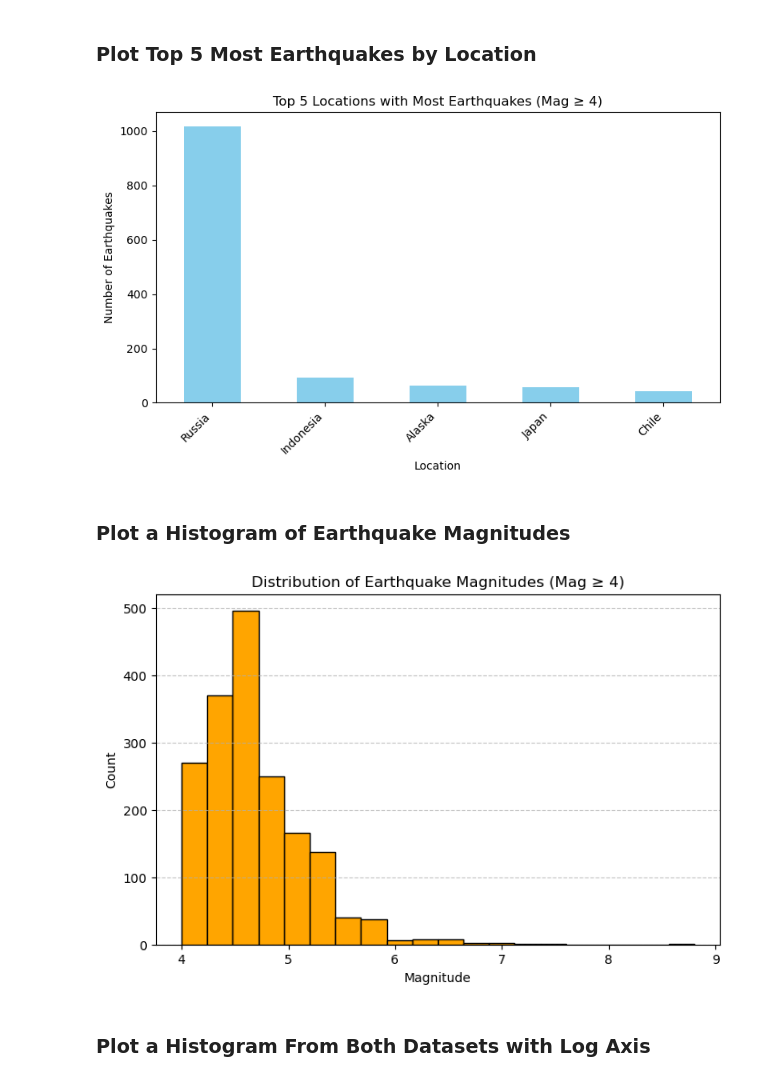
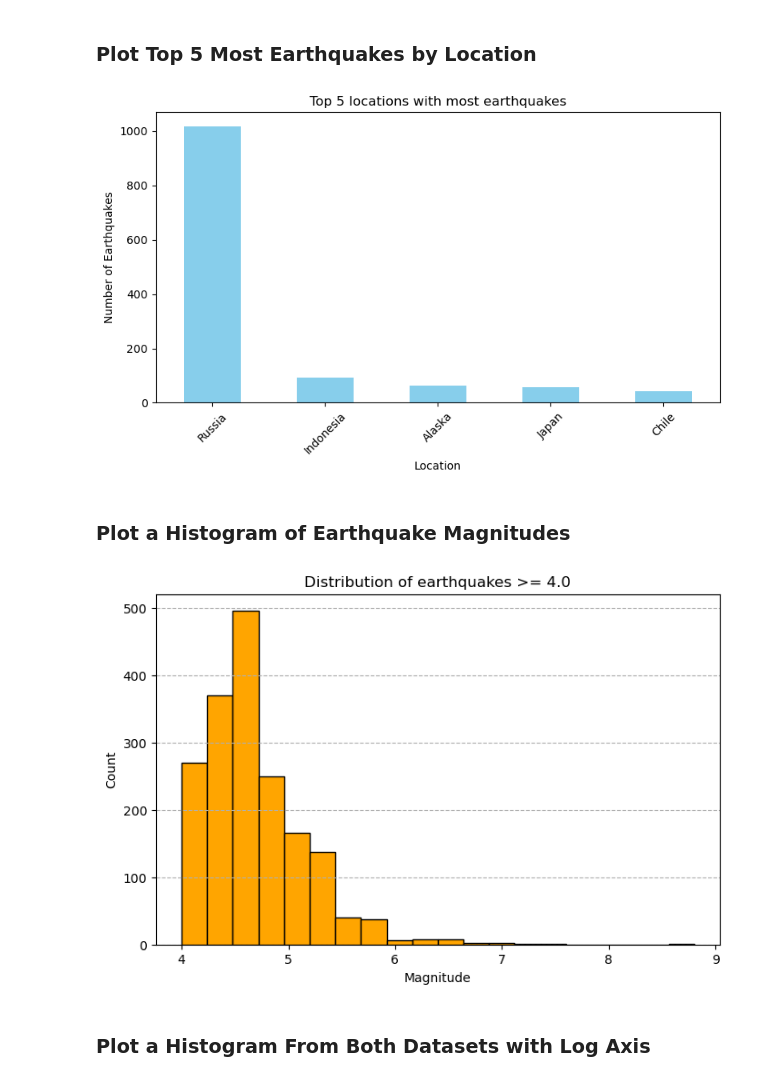
Before and after one commit to eldavenport/SIO-PythonEarthScience, a Jupyter notebook: docs/in_workshop/python_earth_science/pandas.ipynb, the cells around one changed output. Saved outputs shown, nothing was run; the diff lists cells and outputs as text; code cells hidden in the pictures.

```diff
--- a/docs/in_workshop/python_earth_science/pandas.ipynb
+++ b/docs/in_workshop/python_earth_science/pandas.ipynb
@@ -221,35 +221,34 @@ Now we can start plotting. Pandas and matplotlib work well together to naturally
 ### **Plot Top 5 Most Earthquakes by Location**
 # %%
 import matplotlib.pyplot as plt
-# Step 3 — Count earthquakes by location
+
+# count how many earthquakes per country
 counts = df_mag4['loc'].value_counts()
 
-# Step 4 — Select top 5
-top5 = counts.head(5)
+# take the top 5
+top5 = counts.head(n=5)
 
-# Step 5 — Plot
-plt.figure(figsize=(8,5))
-top5.plot(kind='bar', color='skyblue')
-plt.title('Top 5 Locations with Most Earthquakes (Mag ≥ 4)')
-plt.xlabel('Location')
-plt.ylabel('Number of Earthquakes')
-plt.xticks(rotation=45, ha='right')
+fig, ax = plt.subplots(figsize=(8,5))
+top5.plot(kind='bar',color='skyblue')
+ax.set_title('Top 5 locations with most earthquakes')
+ax.set_xlabel('Location')
+ax.set_ylabel('Number of Earthquakes')
+ax.tick_params(axis="x", rotation=45)
+
 plt.tight_layout()
-plt.show()
 # %% [output]
-[figure, old version]
+[figure, new version]
 # %% [markdown]
 ### **Plot a Histogram of Earthquake Magnitudes**
 # %%
-plt.figure(figsize=(8,5))
-plt.hist(df_mag4['mag'], bins=20, color='orange', edgecolor='black')
-plt.title('Distribution of Earthquake Magnitudes (Mag ≥ 4)')
-plt.xlabel('Magnitude')
-plt.ylabel('Count')
-plt.grid(axis='y', linestyle='--', alpha=0.7)
-plt.show()
+fig, ax = plt.subplots(figsize=(8,5))
+ax.hist(df_mag4['mag'],bins=20,color='orange',edgecolor='black')
+ax.set_title('Distribution of earthquakes >= 4.0')
+ax.set_xlabel('Magnitude')
+ax.set_ylabel('Count')
+ax.grid(axis='y',linestyle='--')
 # %% [output]
-[figure, old version]
+[figure, new version]
 # %% [markdown]
 ### **Plot a Histogram From Both Datasets with Log Axis**
 # %%
```
Also changed, not shown: parts of 2 cells of this notebook, 2 other files.
